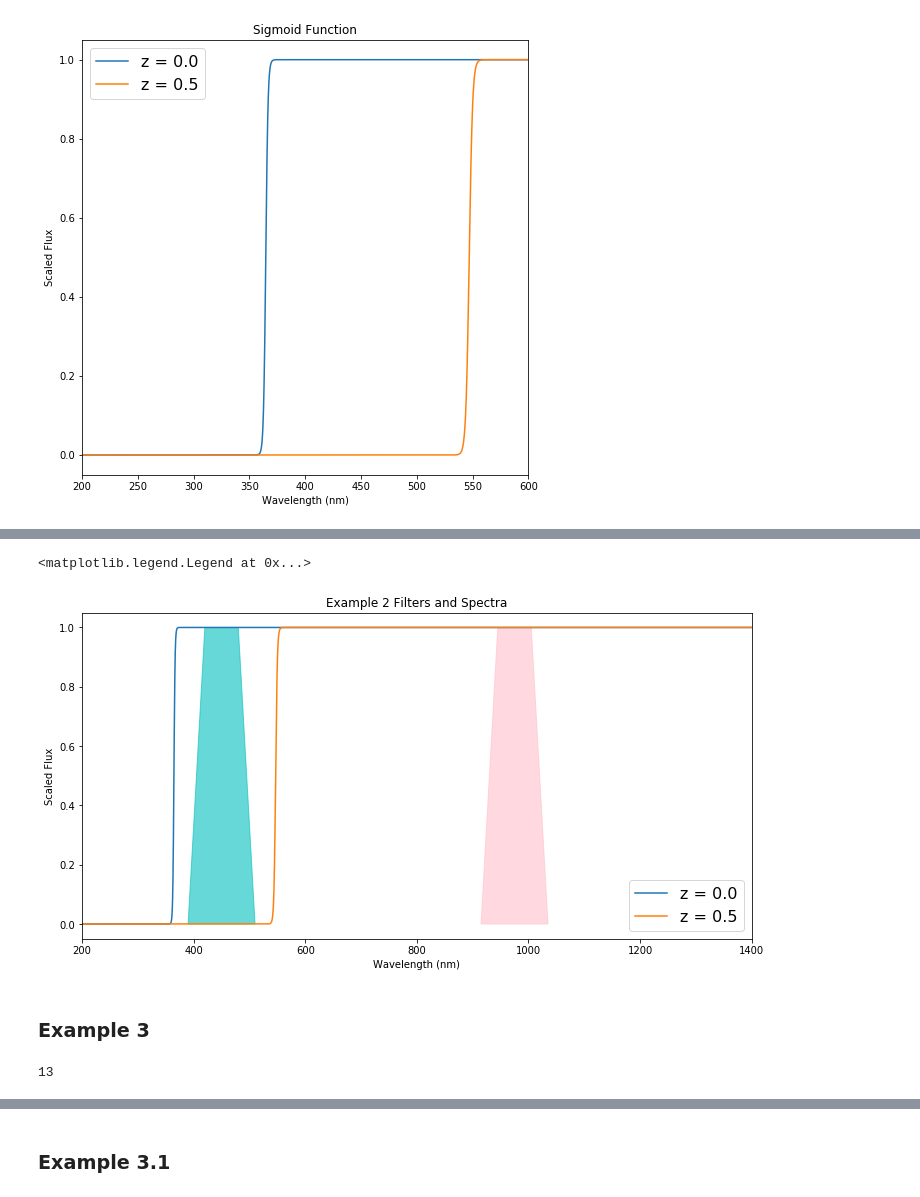
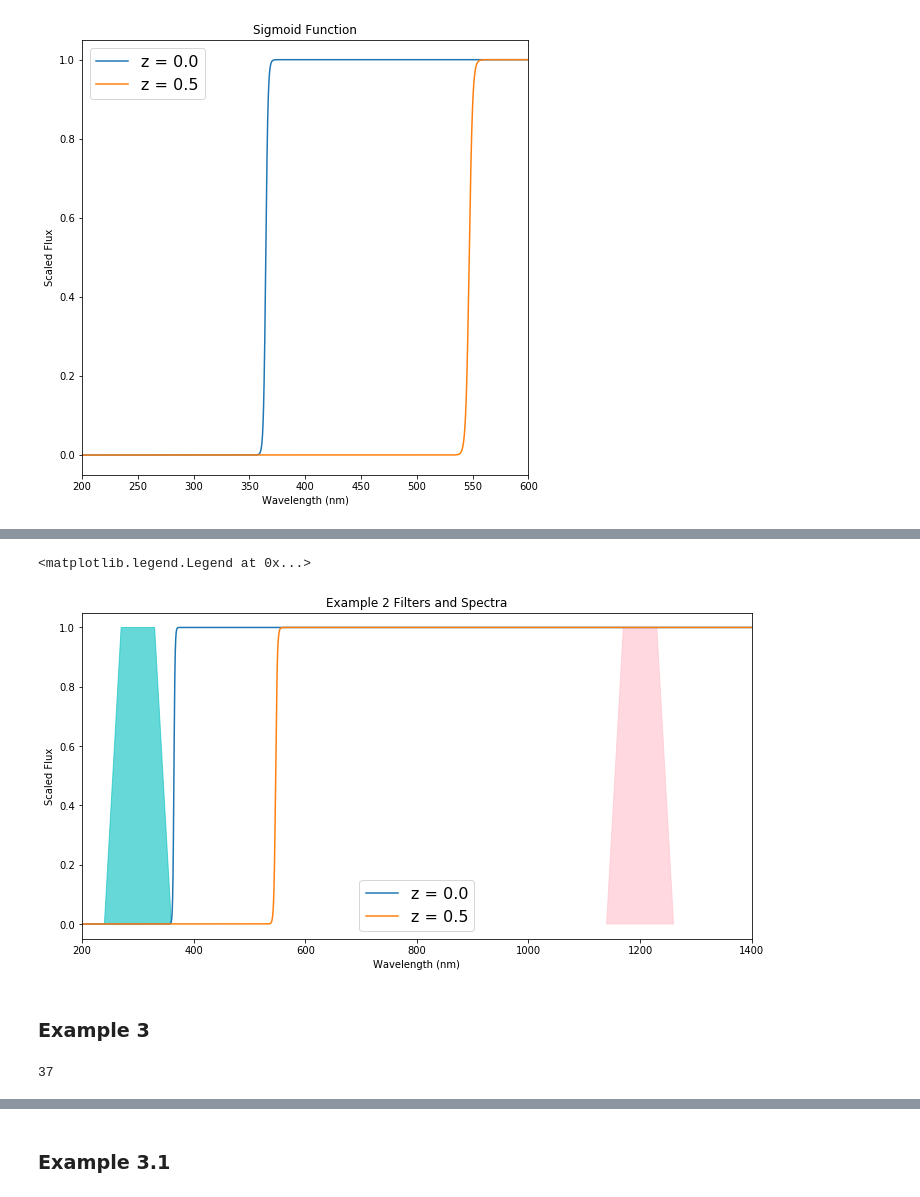
Before and after one commit to dirac-institute/siggi, a Jupyter notebook: examples/Intro_Examples.ipynb, the cells around one changed output, grey strips where cells are left out. Saved outputs shown, nothing was run; the diff lists cells and outputs as text; code cells hidden in the pictures.

```diff
--- a/examples/Intro_Examples.ipynb
+++ b/examples/Intro_Examples.ipynb
@@ -31,7 +38,7 @@ for x1 in range(len(x)):
     for y1 in range(len(y)):
         trap_dict = f.trap_filters([[x[x1], 120, 60], [y[y1], 120, 60]])
         c = calcIG(trap_dict, [red_spec, blue_spec],
-                   prior_flat, 0., 1., 1.)
+                   prior_flat, 0., 1., 1., snr=5.)
         zz[x1, y1] = c.calc_IG()
 # %% [output]
 0
@@ -117,7 +124,7 @@ Text(0.5,1,u'Redshift Prior')
 # %%
 from copy import deepcopy
 z_shift_seds = []
-for z_val in np.arange(0., 2.51, .05):
+for z_val in np.arange(0.00, 2.52, .05):
     spec_copy = deepcopy(sig_spec)
     spec_copy.redshiftSED(z_val)
     z_shift_seds.append(spec_copy)
@@ -134,7 +141,7 @@ plt.legend(fontsize=16)
 <matplotlib.legend.Legend at 0x...>
 [figure]
 # %%
-trap_dict = f.trap_filters([[350., 80, 40], [1150., 80, 40]])
+trap_dict = f.trap_filters([[850., 80, 40], [1150., 80, 40]])
 c = calcIG(trap_dict, z_shift_seds, prior_z, y2_min, y2_max, y2_step)
 # %%
 c.calc_IG()
@@ -143,6 +150,6 @@ c.calc_IG()
 # %%
-x = np.arange(300., 1201., 75.)
-y = np.arange(300., 1201., 75.)
+x = np.arange(300., 1201., 25.)
+y = np.arange(300., 1201., 25.)
 print(len(x))
 xx, yy = np.meshgrid(x, y)
 # %% [output]
@@ -190,17 +202,17 @@ x[x_max], y[y_max], zz[x_max, y_max]
 # %%
 fig = plt.figure(figsize=(12,6))
 plt.plot(sig_spec.wavelen, sig_spec.flambda, label='z = 0.0')
 plt.plot(z_shift_seds[10].wavelen, z_shift_seds[10].flambda, label='z = 0.5')
 plt.xlabel('Wavelength (nm)')
 plt.ylabel('Scaled Flux')
 plt.title('Example 2 Filters and Spectra')
-plt.fill([390, 420, 480, 510], [0, 1, 1, 0], c='c', alpha=0.6)
-plt.fill([915, 945, 1005, 1035], [0, 1, 1, 0], c='pink', alpha=0.6)
+plt.fill([x[x_max]-60, x[x_max]-30, x[x_max]+30, x[x_max]+60], [0, 1, 1, 0], c='c', alpha=0.6)
+plt.fill([y[y_max]-60, y[y_max]-30, y[y_max]+30, y[y_max]+60], [0, 1, 1, 0], c='pink', alpha=0.6)
 plt.xlim(200., 1400.)
 plt.legend(fontsize=16)
 # %% [output]
 <matplotlib.legend.Legend at 0x...>
-[figure, old version]
+[figure, new version]
 # %% [markdown]
 ### Example 3
 # %%
@@ -211,12 +223,12 @@ for z_val in np.arange(0., 2.51, .05):
     spec_copy.redshiftSED(z_val)
     z_shift_red_seds.append(spec_copy)
 # %%
-x = np.arange(300., 1201., 75.)
-y = np.arange(300., 1201., 75.)
+x = np.arange(300., 1201., 25.)
+y = np.arange(300., 1201., 25.)
 print(len(x))
 xx, yy = np.meshgrid(x, y)
 # %% [output]
-13
+37
 # %%
 zz = np.zeros(np.shape(xx))
 for x1 in range(len(x)):
```
Also changed, not shown: parts of 19 cells of this notebook, 2 other files.
